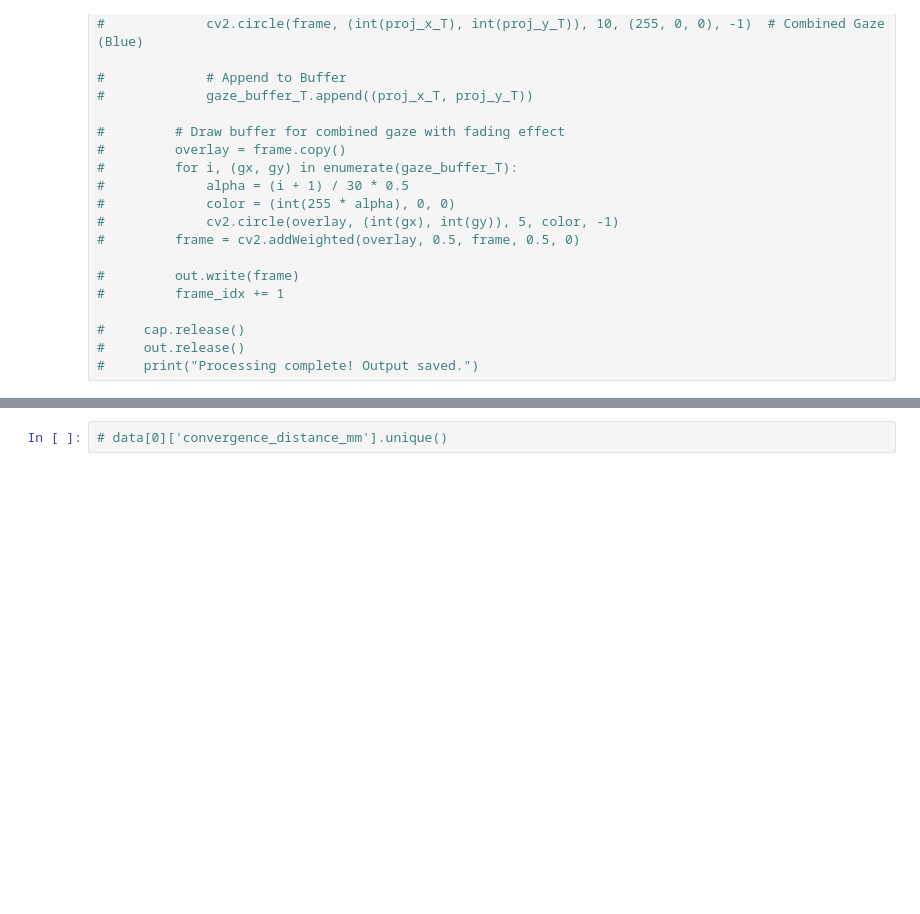
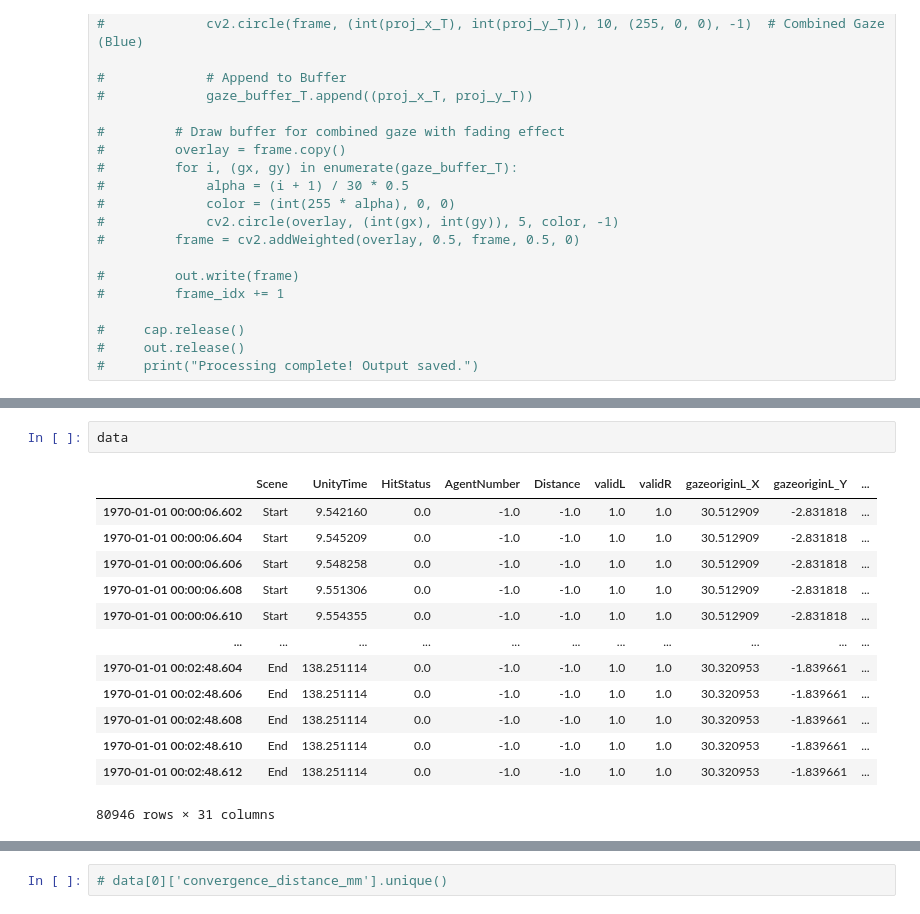
Before and after one commit to Catonpancake/sdphysiology, a Jupyter notebook: videoeyetracking.ipynb, the cells around one changed output, grey strips where cells are left out. Drawn from its saved outputs; the diff is of its cells as text; blank space fills up the shorter version.

Commit message:
working on eyetracker distance

```diff
--- a/videoeyetracking.ipynb
+++ b/videoeyetracking.ipynb
@@ -638,0 +455,16 @@ Gaze video processing complete! Output saved as: pilot2/processed/test_04_Outsid
+# %%
+data
+# %% [output]
+|  | Scene | UnityTime | HitStatus | AgentNumber | Distance | validL | validR | gazeoriginL_X | gazeoriginL_Y | ... |
+| 1970-01-01 00:00:06.602 | Start | 9.542160 | 0.0 | -1.0 | -1.0 | 1.0 | 1.0 | 30.512909 | -2.831818 | ... |
+| 1970-01-01 00:00:06.604 | Start | 9.545209 | 0.0 | -1.0 | -1.0 | 1.0 | 1.0 | 30.512909 | -2.831818 | ... |
+| 1970-01-01 00:00:06.606 | Start | 9.548258 | 0.0 | -1.0 | -1.0 | 1.0 | 1.0 | 30.512909 | -2.831818 | ... |
+| 1970-01-01 00:00:06.608 | Start | 9.551306 | 0.0 | -1.0 | -1.0 | 1.0 | 1.0 | 30.512909 | -2.831818 | ... |
+| 1970-01-01 00:00:06.610 | Start | 9.554355 | 0.0 | -1.0 | -1.0 | 1.0 | 1.0 | 30.512909 | -2.831818 | ... |
+| ... | ... | ... | ... | ... | ... | ... | ... | ... | ... | ... |
+| 1970-01-01 00:02:48.604 | End | 138.251114 | 0.0 | -1.0 | -1.0 | 1.0 | 1.0 | 30.320953 | -1.839661 | ... |
+| 1970-01-01 00:02:48.606 | End | 138.251114 | 0.0 | -1.0 | -1.0 | 1.0 | 1.0 | 30.320953 | -1.839661 | ... |
+| 1970-01-01 00:02:48.608 | End | 138.251114 | 0.0 | -1.0 | -1.0 | 1.0 | 1.0 | 30.320953 | -1.839661 | ... |
+| 1970-01-01 00:02:48.610 | End | 138.251114 | 0.0 | -1.0 | -1.0 | 1.0 | 1.0 | 30.320953 | -1.839661 | ... |
+| 1970-01-01 00:02:48.612 | End | 138.251114 | 0.0 | -1.0 | -1.0 | 1.0 | 1.0 | 30.320953 | -1.839661 | ... |
+80946 rows × 31 columns
```
Also changed, not shown: parts of 7 cells of this notebook, 1 other file.
